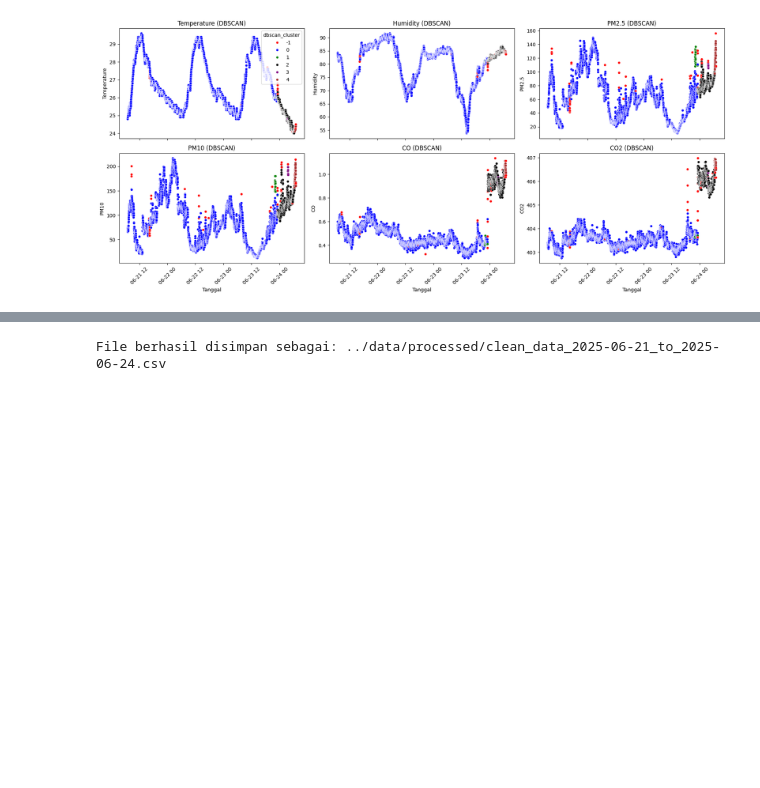
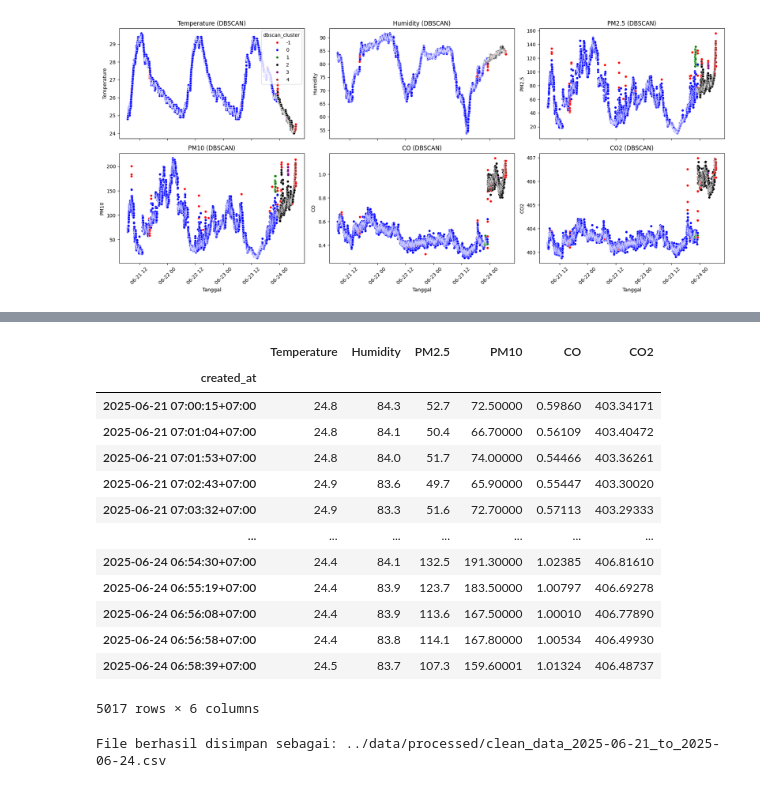
Before and after one commit to Hardtophead/Prediksi_Polusi_Udara, a Jupyter notebook: notebooks/fault_detection.ipynb, the cells around one changed output, grey strips where cells are left out. Drawn from its saved outputs; the diff is of its cells as text; code cells hidden in the pictures; blank space fills up the shorter version.

```diff
--- a/notebooks/fault_detection.ipynb
+++ b/notebooks/fault_detection.ipynb
@@ -372,6 +389,23 @@ plt.show()
 # %%
 df_clean = df_dbscan[df_dbscan['dbscan_cluster'] != -1].copy()
 df_clean.drop(columns=['dbscan_cluster', 'dbscan_outlier'], inplace=True)
+# %%
+df_clean
+# %% [output]
+|  | Temperature | Humidity | PM2.5 | PM10 | CO | CO2 |
+| created_at |  |  |  |  |  |  |
+| 2025-06-21 07:00:15+07:00 | 24.8 | 84.3 | 52.7 | 72.50000 | 0.59860 | 403.34171 |
+| 2025-06-21 07:01:04+07:00 | 24.8 | 84.1 | 50.4 | 66.70000 | 0.56109 | 403.40472 |
+| 2025-06-21 07:01:53+07:00 | 24.8 | 84.0 | 51.7 | 74.00000 | 0.54466 | 403.36261 |
+| 2025-06-21 07:02:43+07:00 | 24.9 | 83.6 | 49.7 | 65.90000 | 0.55447 | 403.30020 |
+| 2025-06-21 07:03:32+07:00 | 24.9 | 83.3 | 51.6 | 72.70000 | 0.57113 | 403.29333 |
+| ... | ... | ... | ... | ... | ... | ... |
+| 2025-06-24 06:54:30+07:00 | 24.4 | 84.1 | 132.5 | 191.30000 | 1.02385 | 406.81610 |
+| 2025-06-24 06:55:19+07:00 | 24.4 | 83.9 | 123.7 | 183.50000 | 1.00797 | 406.69278 |
+| 2025-06-24 06:56:08+07:00 | 24.4 | 83.9 | 113.6 | 167.50000 | 1.00010 | 406.77890 |
+| 2025-06-24 06:56:58+07:00 | 24.4 | 83.8 | 114.1 | 167.80000 | 1.00534 | 406.49930 |
+| 2025-06-24 06:58:39+07:00 | 24.5 | 83.7 | 107.3 | 159.60001 | 1.01324 | 406.48737 |
+5017 rows × 6 columns
 # %%
 import os
 
```
Also changed, not shown: parts of 2 cells of this notebook, 4 other files.
